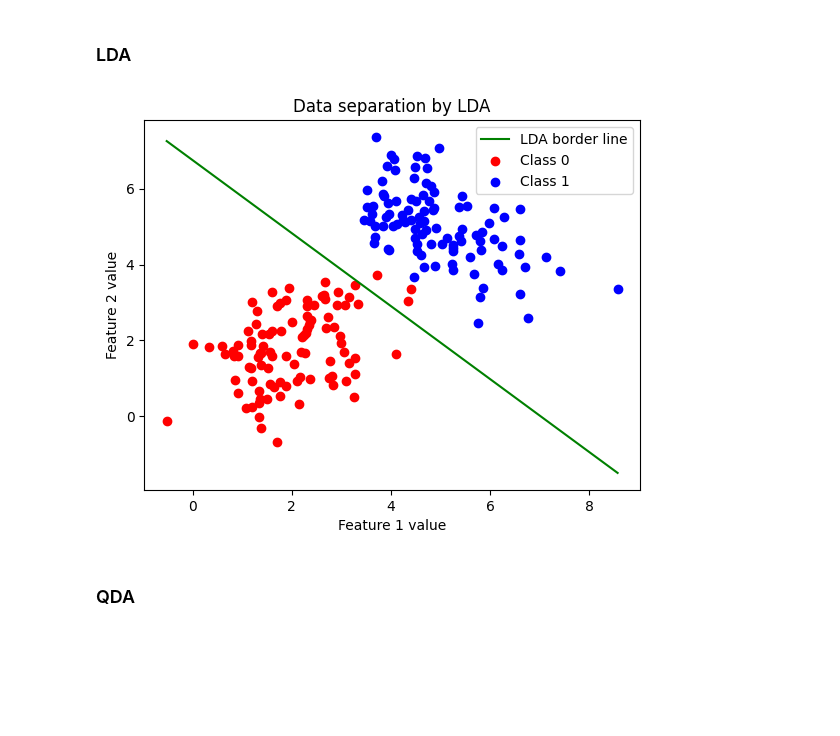
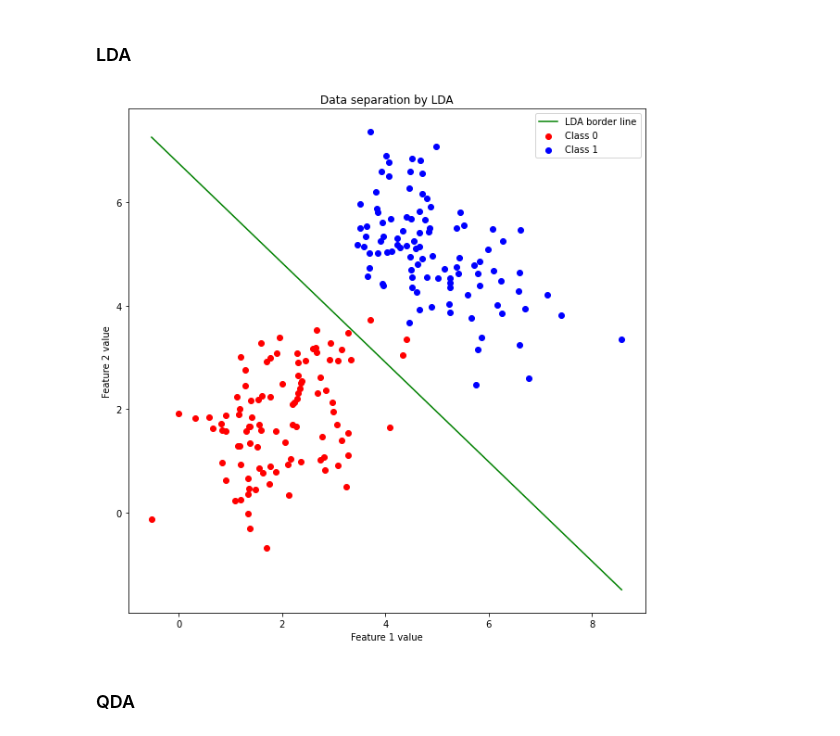
Before and after one commit to LJaremek/AdvancedMachineLearning-MINI, a Jupyter notebook: lab_1/TestingClassifiers.ipynb, the cells around one changed output. Cells and saved outputs as stored; diff of their text form; code cells hidden in the pictures; blank space fills up the shorter version.

```diff
--- a/lab_1/TestingClassifiers.ipynb
+++ b/lab_1/TestingClassifiers.ipynb
@@ -44,34 +44,37 @@ a, b, c = lda.find_border()
 x_values = np.linspace(start=min(x[:, 0]), stop=max(x[:, 0]), num=300)
 y_values = (-c - a * x_values) / b
 # %%
+plt.figure(figsize=((10, 10)))
+
 plt.plot(
     x_values,
     y_values,
     label="LDA border line",
     color="Green"
     )
 
 plt.scatter(
     x[y == 0][:, 0],
     x[y == 0][:, 1],
     color="red",
     label="Class 0"
     )
 
 plt.scatter(
     x[y == 1][:, 0],
     x[y == 1][:, 1],
     color="blue",
     label="Class 1"
     )
 
 plt.legend()
 plt.xlabel("Feature 1 value")
 plt.ylabel("Feature 2 value")
 plt.title("Data separation by LDA")
+plt.savefig("plots/LDA_data_separation.png")
 plt.show()
 # %% [output]
-[figure, old version]
+[figure, new version]
 # %% [markdown]
 ### QDA
 # %%
```
Also changed, not shown: parts of 6 cells of this notebook, 4 other files.
